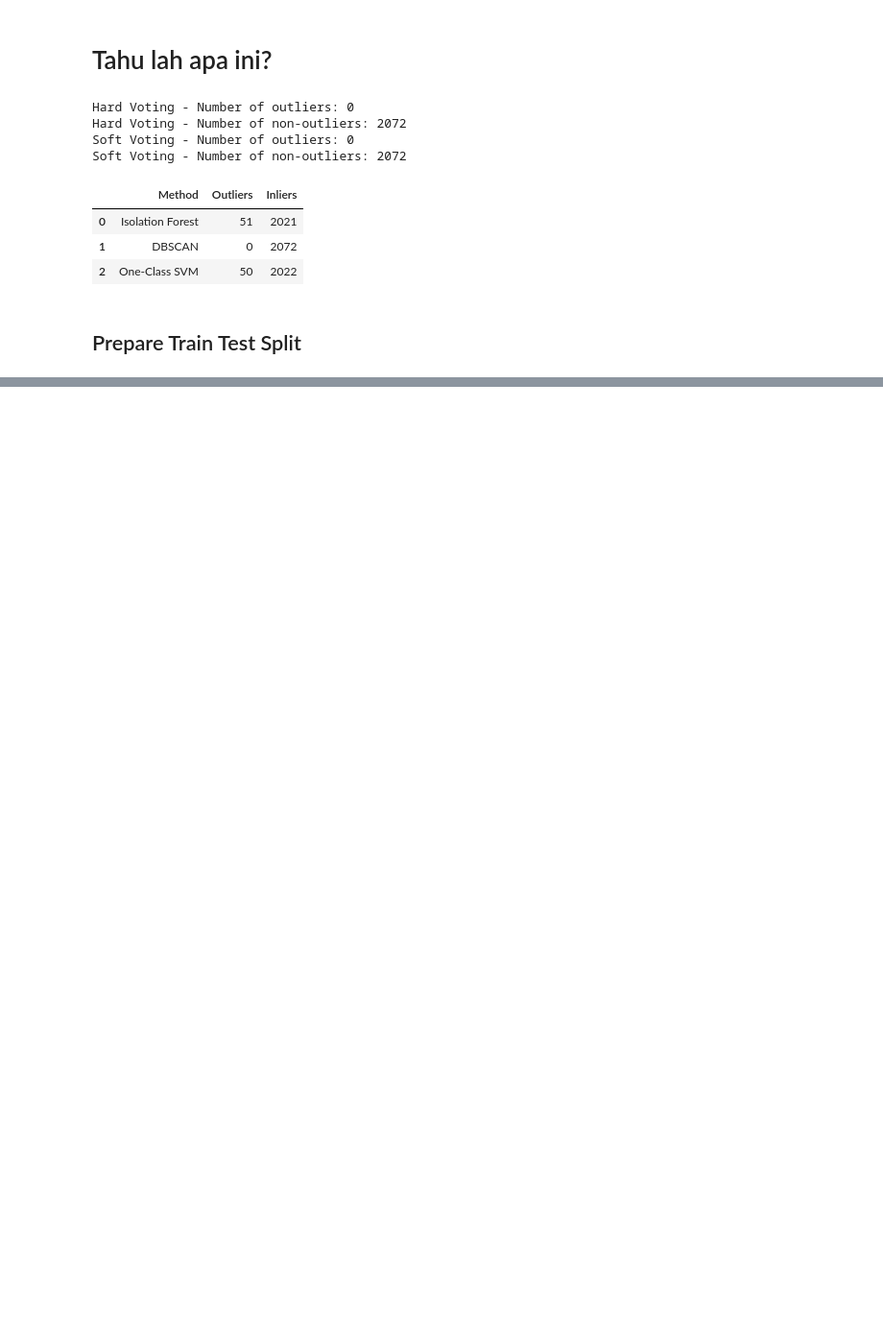
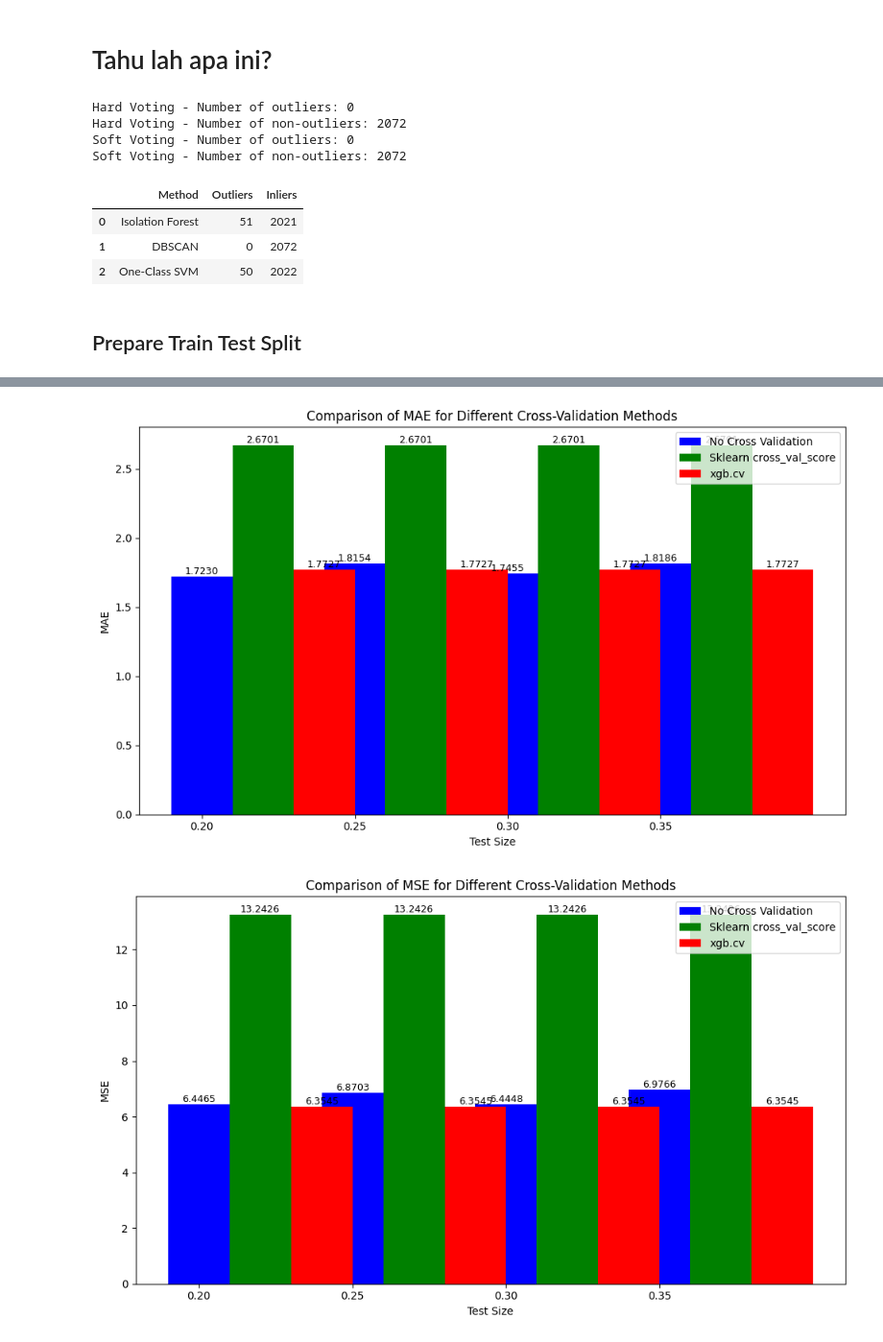
Before and after one commit to roniwahyu/outlier-detection2024, a Jupyter notebook: 01.Dataset-Rofiqul/Ujicoba3-29052024/09_06_0_N2O_Agriculture_TestTraining_IDO_CV.ipynb, the cells around one changed output, grey strips where cells are left out. Shown at 96% size. Cells and saved outputs as stored; diff of their text form; code cells hidden in the pictures; blank space fills up the shorter version.

```diff
--- a/01.Dataset-Rofiqul/Ujicoba3-29052024/09_06_0_N2O_Agriculture_TestTraining_IDO_CV.ipynb
+++ b/01.Dataset-Rofiqul/Ujicoba3-29052024/09_06_0_N2O_Agriculture_TestTraining_IDO_CV.ipynb
@@ -219,0 +243,25 @@ eval_df
+# %%
+# Visualization
+metrics = ['MAE', 'MSE', 'RMSE', 'R2']
+methods = final_results_df['Method'].unique()
+colors = ['b', 'g', 'r']  # Adjust or expand this list as needed
+
+for metric in metrics:
+    plt.figure(figsize=(10, 6))
+    for i, method in enumerate(methods):
+        subset = final_results_df[final_results_df['Method'] == method]
+        plt.bar(subset['Test Size'] + i * 0.02, subset[metric], width=0.02, label=method, color=colors[i % len(colors)])
+
+        for x, y in zip(subset['Test Size'], subset[metric]):
+            plt.text(x + i * 0.02, y, f'{y:.4f}', ha='center', va='bottom', fontsize=9)
+
+    plt.xlabel('Test Size')
+    plt.ylabel(metric)
+    plt.title(f'Comparison of {metric} for Different Cross-Validation Methods')
+    plt.xticks(test_sizes)
+    plt.legend()
+    plt.tight_layout()
+    plt.show()
+# %% [output]
+[figure, added]
+[figure, added]
```
Also changed, not shown: parts of 13 cells of this notebook, 1 other file.
